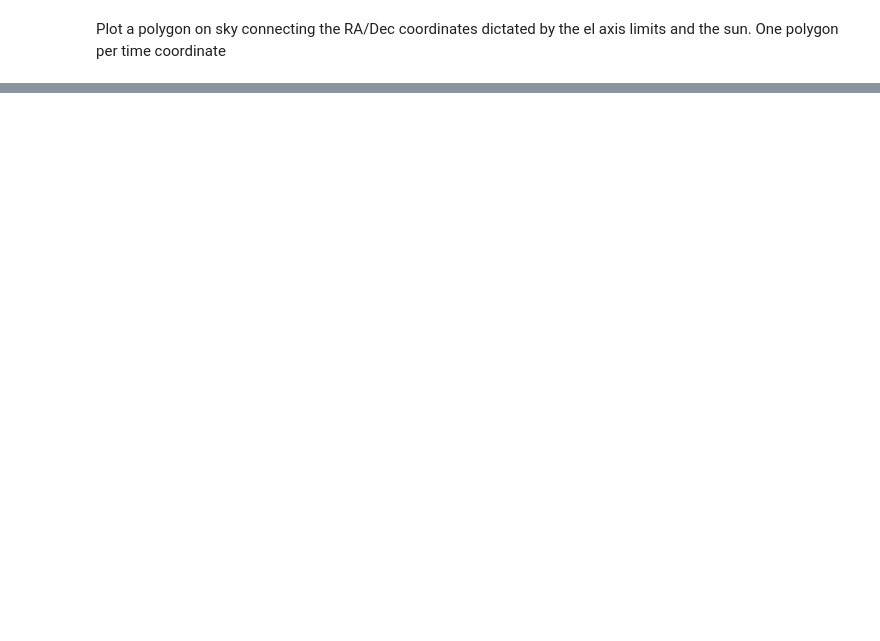
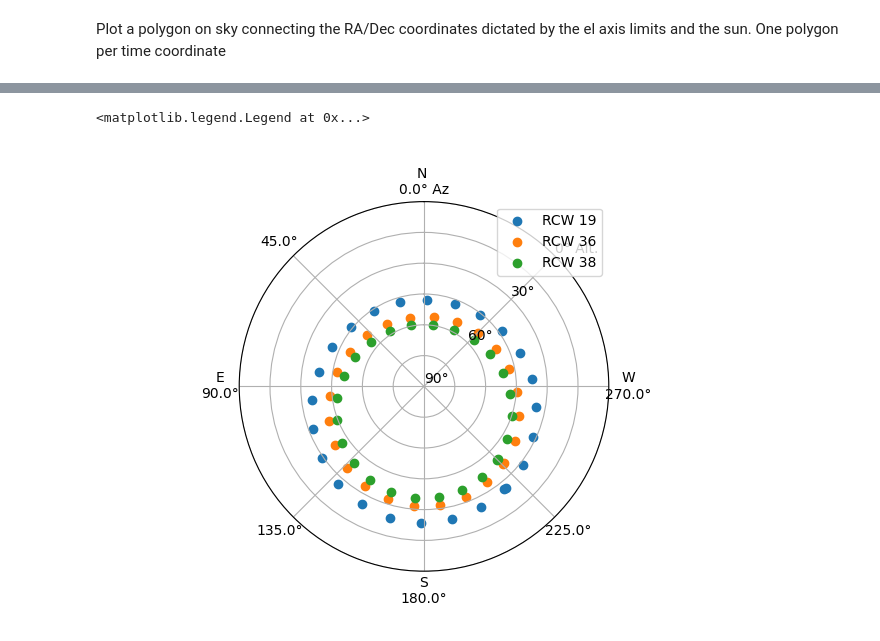
Before and after one commit to tim-balloon/tim-memos, a Jupyter notebook: TIM_sky_coverage.ipynb, the cells around one changed output, grey strips where cells are left out. Cells and saved outputs as stored; diff of their text form; code cells hidden in the pictures; blank space fills up the shorter version.

```diff
--- a/TIM_sky_coverage.ipynb
+++ b/TIM_sky_coverage.ipynb
@@ -258,0 +323,9 @@ Text(0.5, 0.98, 'Observing Time: 7.0 days')
+# %%
+ldb = (-77.861 * u.deg, 167.061 * u.deg)
+
+# ground track:
+# Salter Test Flight Universal completed ~1 circuit in 11 days, 6 hr, 57 min. Average the longitudinal velocity.
+# Really, ballons have a spatial velocity, so this constant lat assumption is an oversimplification.
+dlon_dt = (360 * u.deg / (11 * u.day + 6 * u.hr + 57 * u.min)).to(u.deg / u.hr)
+lon = ldb[1] + dlon_dt * t
+lat = np.ones_like(lon.value) * ldb[0]
@@ -258,0 +335,11 @@ Text(0.5, 0.98, 'Observing Time: 7.0 days')
+# %%
+tim = Observer(longitude=lon[0], latitude=lat[0], elevation=37000 * u.km, name="TIM")
+targets = [
+    FixedTarget(coord=rcw19, name='RCW 19'),
+    FixedTarget(coord=rcw36, name='RCW 36'),
+    FixedTarget(coord=rcw38, name='RCW 38')
+]
+constraints = [
+    AltitudeConstraint(20 * u.deg, 52 * u.deg),
+    SunSeparationConstraint(min=110 * u.deg) # actually asymmetrical, but we will implement a custom constraint later.
+]
@@ -258,0 +352,11 @@ Text(0.5, 0.98, 'Observing Time: 7.0 days')
+# %%
+fig, ax = plt.subplots(subplot_kw=dict(projection='polar'))
+
+plot_sky(targets[0], tim, times, ax=ax)
+plot_sky(targets[1], tim, times, ax=ax)
+plot_sky(targets[2], tim, times, ax=ax)
+
+ax.legend()
+# %% [output]
+<matplotlib.legend.Legend at 0x...>
+[figure, added]
```
Also changed, not shown: parts of 10 cells of this notebook.
